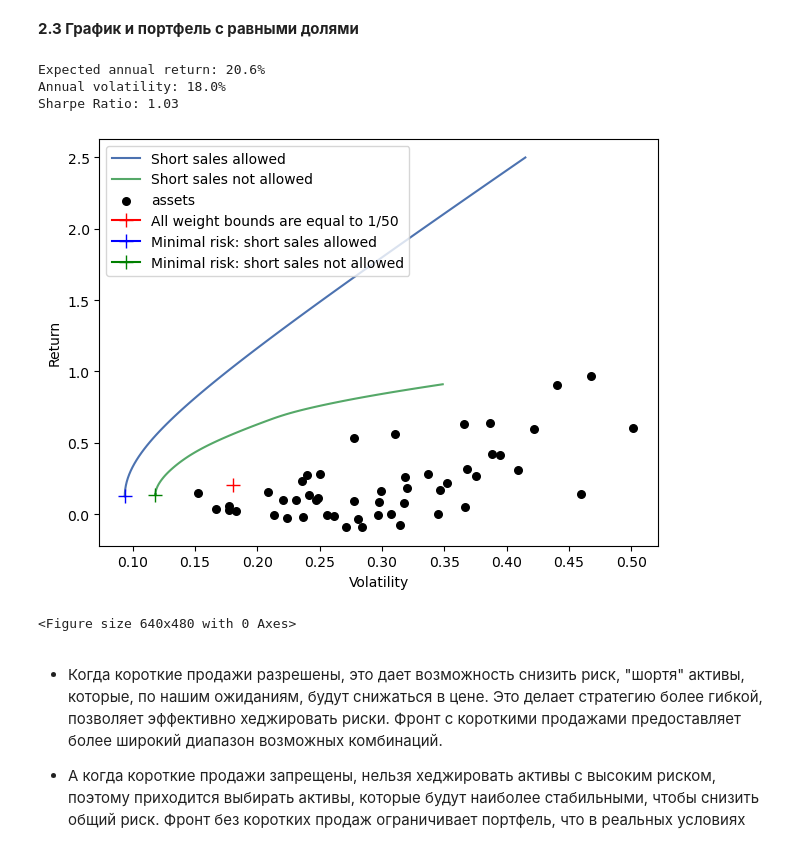
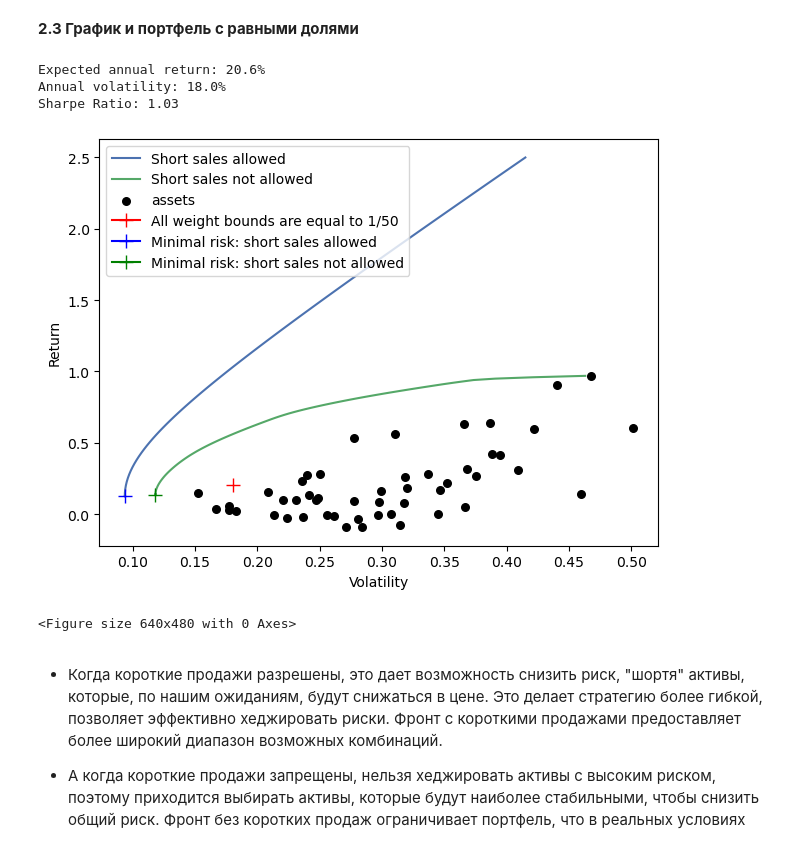
Before and after one commit to X-D-R/ChinaStockMarket, a Jupyter notebook: PortfolioProblem.ipynb, the cells around one changed output. Saved outputs shown, nothing was run; the diff lists cells and outputs as text; code cells hidden in the pictures.

```diff
--- a/PortfolioProblem.ipynb
+++ b/PortfolioProblem.ipynb
@@ -254,31 +254,31 @@ Sharpe Ratio: 0.99
 # %%
 ef = EfficientFrontier(mu, Sigma, weight_bounds=(1/50, 1/50)) #All weight bounds are equal to 1/50
 minvol=ef.min_volatility()
 ef.portfolio_performance(verbose=True)
 performance = ef.portfolio_performance()
 return3, volatility3 = performance[:2]
 
 fig, ax = plt.subplots()
 
 ef50_s = EfficientFrontier(mu, Sigma, weight_bounds=(-1, 1))
 plotting.plot_efficient_frontier(ef50_s, ax=ax, show_assets=False, ef_param_range=np.linspace(0.00, 2.50, 100))
 
 ef50_l = EfficientFrontier(mu, Sigma, weight_bounds=(0, 1))
-plotting.plot_efficient_frontier(ef50_l, ax=ax, show_assets=True, ef_param_range=np.linspace(0.00, 0.91, 100))
+plotting.plot_efficient_frontier(ef50_l, ax=ax, show_assets=True, ef_param_range=np.linspace(0.00, 0.969, 100)) # проблема была в искусственных ограничениях функции (использовалось изначально для ограничения фронта с короткими продажами для сохранения масштаба)
 
 plt.plot([volatility3], [return3], marker='+', color='red', markerfacecolor='red', markersize=10)
 plt.plot([volatility50_s], [return50_s], marker='+', color='blue', markerfacecolor='red', markersize=10)
 plt.plot([volatility50_l], [return50_l], marker='+', color='green', markerfacecolor='red', markersize=10)
 
 
 plt.legend(['Short sales allowed','Short sales not allowed', 'assets', 'All weight bounds are equal to 1/50', 'Minimal risk: short sales allowed', 'Minimal risk: short sales not allowed'])
 plt.show()
 plt.savefig('Efficient_frontiers.png')
 # %% [output]
 Expected annual return: 20.6%
 Annual volatility: 18.0%
 Sharpe Ratio: 1.03
-[figure, old version]
+[figure, new version]
 <Figure size 640x480 with 0 Axes>
 # %% [markdown]
 * Когда короткие продажи разрешены, это дает возможность снизить риск, "шортя" активы, которые, по нашим ожиданиям, будут снижаться в цене. Это делает стратегию более гибкой, позволяет эффективно хеджировать риски. Фронт с короткими продажами предоставляет более широкий диапазон возможных комбинаций.
```
Also changed, not shown: parts of 1 cell of this notebook.
